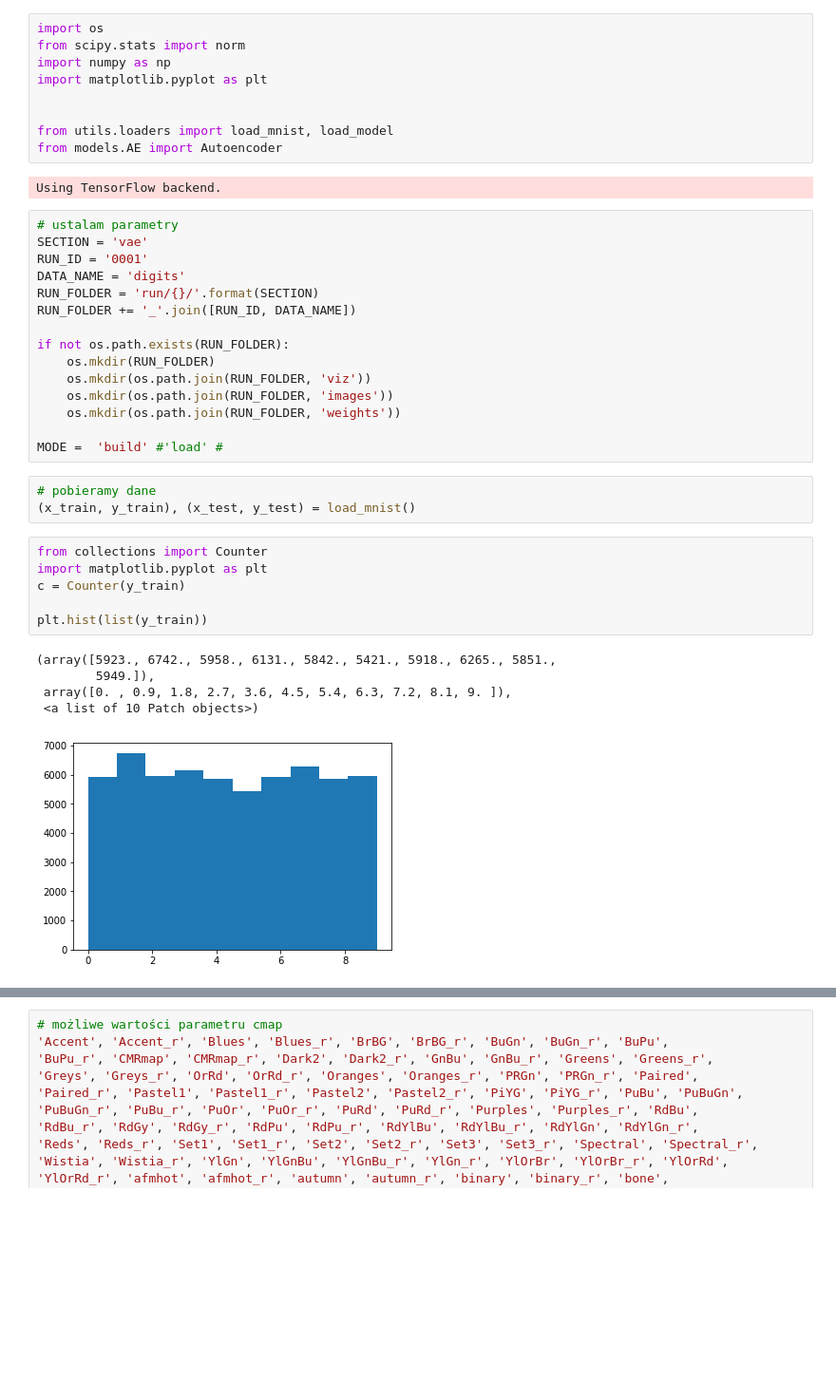
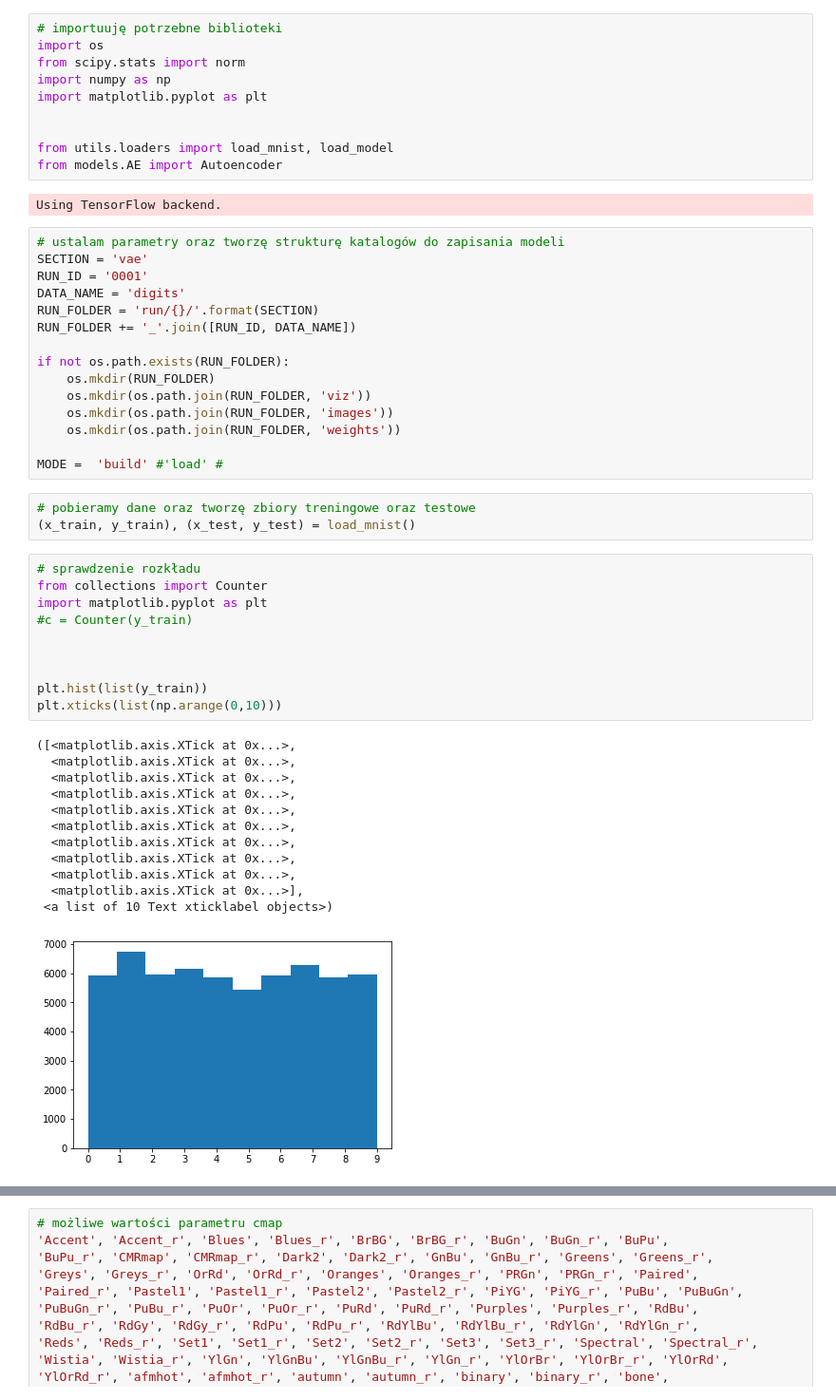
Before and after one commit to krisz17/latent_layer_SVM_classifier, a Jupyter notebook: SVM.ipynb, the cells around one changed output, grey strips where cells are left out. Shown: that part at 95% size. Saved outputs shown, nothing was run; the diff lists cells and outputs as text; blank space fills up the shorter version.

```diff
--- a/SVM.ipynb
+++ b/SVM.ipynb
@@ -3,4 +5,5 @@ W pierwszej kolejności zbuduję autoencoder dla zbioru MNIST
 # %%
+# importuuję potrzebne biblioteki
 import os
 from scipy.stats import norm
 import numpy as np
@@ -12,7 +15,7 @@ from models.AE import Autoencoder
 # %% [output]
 Using TensorFlow backend.
 # %%
-# ustalam parametry
+# ustalam parametry oraz tworzę strukturę katalogów do zapisania modeli
 SECTION = 'vae'
 RUN_ID = '0001'
 DATA_NAME = 'digits'
@@ -27,18 +30,29 @@ if not os.path.exists(RUN_FOLDER):
 
 MODE =  'build' #'load' #
 # %%
-# pobieramy dane
+# pobieramy dane oraz tworzę zbiory treningowe oraz testowe
 (x_train, y_train), (x_test, y_test) = load_mnist()
 # %%
+# sprawdzenie rozkładu
 from collections import Counter
 import matplotlib.pyplot as plt
-c = Counter(y_train)
+#c = Counter(y_train)
+
+
 
 plt.hist(list(y_train))
+plt.xticks(list(np.arange(0,10)))
 # %% [output]
-(array([5923., 6742., 5958., 6131., 5842., 5421., 5918., 6265., 5851.,
-        5949.]),
- array([0. , 0.9, 1.8, 2.7, 3.6, 4.5, 5.4, 6.3, 7.2, 8.1, 9. ]),
- <a list of 10 Patch objects>)
+([<matplotlib.axis.XTick at 0x...>,
+  <matplotlib.axis.XTick at 0x...>,
+  <matplotlib.axis.XTick at 0x...>,
+  <matplotlib.axis.XTick at 0x...>,
+  <matplotlib.axis.XTick at 0x...>,
+  <matplotlib.axis.XTick at 0x...>,
+  <matplotlib.axis.XTick at 0x...>,
+  <matplotlib.axis.XTick at 0x...>,
+  <matplotlib.axis.XTick at 0x...>,
+  <matplotlib.axis.XTick at 0x...>],
+ <a list of 10 Text xticklabel objects>)
-[figure, old version]
+[figure, new version]
 # %%
```
Also changed, not shown: parts of 24 cells of this notebook.
